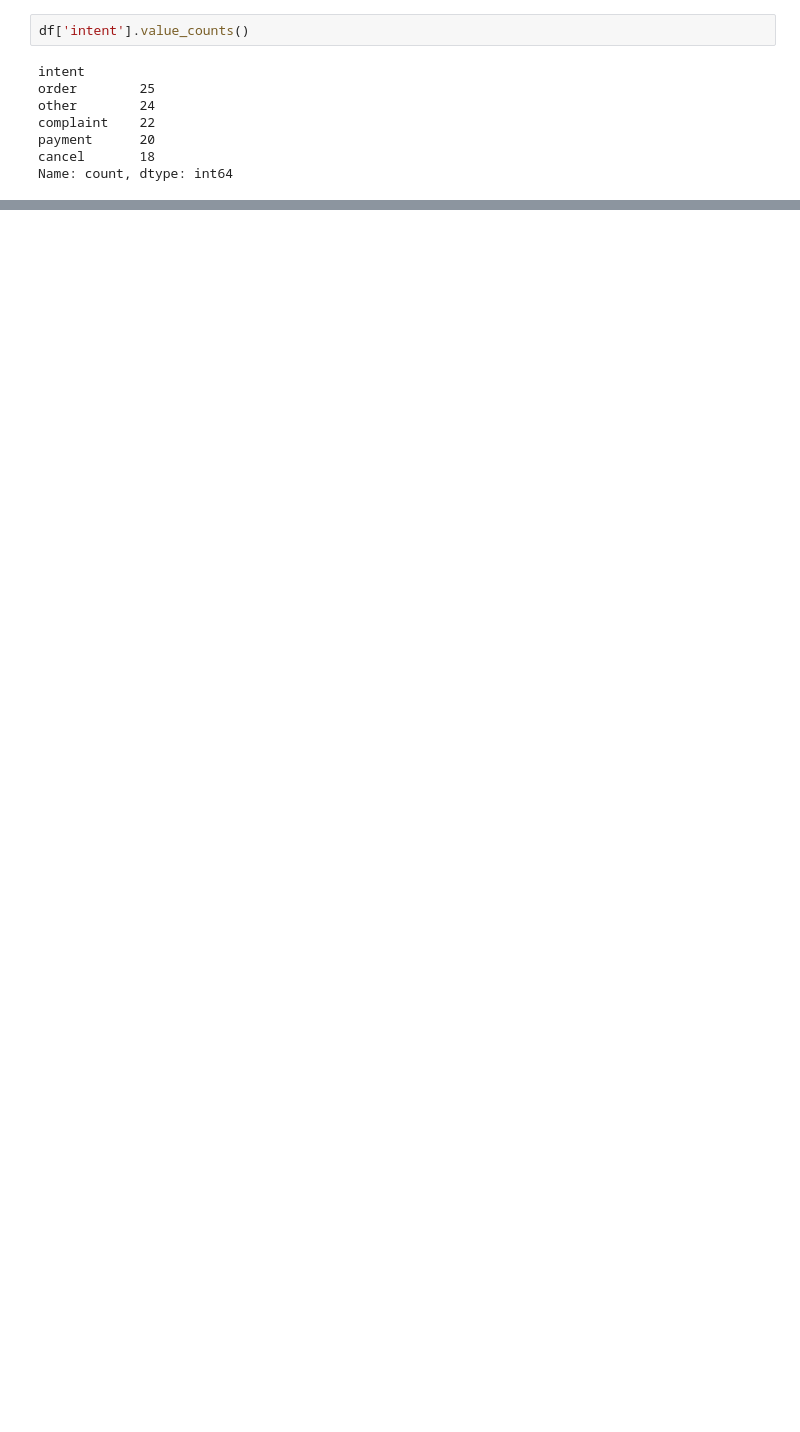
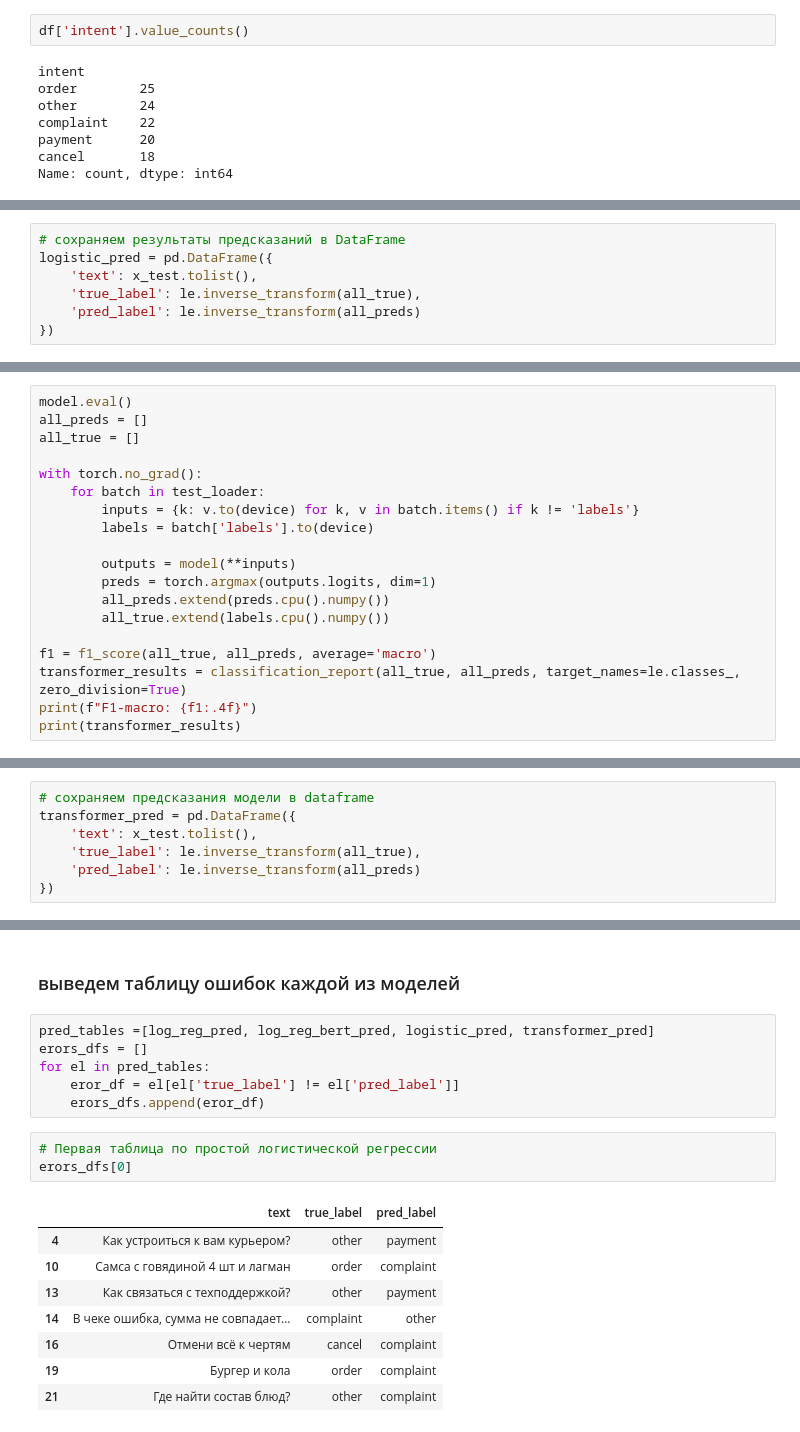
Before and after one commit to ColaChanel/classification_food, a Jupyter notebook: classification_task.ipynb, the cells around one changed output, grey strips where cells are left out. Saved outputs shown, nothing was run; the diff lists cells and outputs as text; blank space fills up the shorter version.

```diff
--- a/classification_task.ipynb
+++ b/classification_task.ipynb
@@ -456,0 +455,7 @@ TypeError: TextEncodeInput must be Union[TextInputSequence, Tuple[InputSequence,
+# %%
+# сохраняем результаты предсказаний в DataFrame
+logistic_pred = pd.DataFrame({
+    'text': x_test.tolist(),
+    'true_label': le.inverse_transform(all_true),
+    'pred_label': le.inverse_transform(all_preds)
+})
@@ -456,0 +533,19 @@ TypeError: TextEncodeInput must be Union[TextInputSequence, Tuple[InputSequence,
+# %%
+model.eval()
+all_preds = []
+all_true = []
+
+with torch.no_grad():
+    for batch in test_loader:
+        inputs = {k: v.to(device) for k, v in batch.items() if k != 'labels'}
+        labels = batch['labels'].to(device)
+
+        outputs = model(**inputs)
+        preds = torch.argmax(outputs.logits, dim=1)
+        all_preds.extend(preds.cpu().numpy())
+        all_true.extend(labels.cpu().numpy())
+
+f1 = f1_score(all_true, all_preds, average='macro')
+transformer_results = classification_report(all_true, all_preds, target_names=le.classes_, zero_division=True)
+print(f"F1-macro: {f1:.4f}")
+print(transformer_results)
@@ -456,0 +567,7 @@ TypeError: TextEncodeInput must be Union[TextInputSequence, Tuple[InputSequence,
+# %%
+# сохраняем предсказания модели в dataframe
+transformer_pred = pd.DataFrame({
+    'text': x_test.tolist(),
+    'true_label': le.inverse_transform(all_true),
+    'pred_label': le.inverse_transform(all_preds)
+})
@@ -456,0 +652,20 @@ TypeError: TextEncodeInput must be Union[TextInputSequence, Tuple[InputSequence,
+# %% [markdown]
+### выведем таблицу ошибок каждой из моделей
+# %%
+pred_tables =[log_reg_pred, log_reg_bert_pred, logistic_pred, transformer_pred]
+erors_dfs = []
+for el in pred_tables:
+    eror_df = el[el['true_label'] != el['pred_label']]
+    erors_dfs.append(eror_df)
+# %%
+# Первая таблица по простой логистической регрессии
+erors_dfs[0]
+# %% [output]
+|  | text | true_label | pred_label |
+| 4 | Как устроиться к вам курьером? | other | payment |
+| 10 | Самса с говядиной 4 шт и лагман | order | complaint |
+| 13 | Как связаться с техподдержкой? | other | payment |
+| 14 | В чеке ошибка, сумма не совпадает... | complaint | other |
+| 16 | Отмени всё к чертям | cancel | complaint |
+| 19 | Бургер и кола | order | complaint |
+| 21 | Где найти состав блюд? | other | complaint |
```
Also changed, not shown: parts of 125 cells of this notebook, 14 other files.
